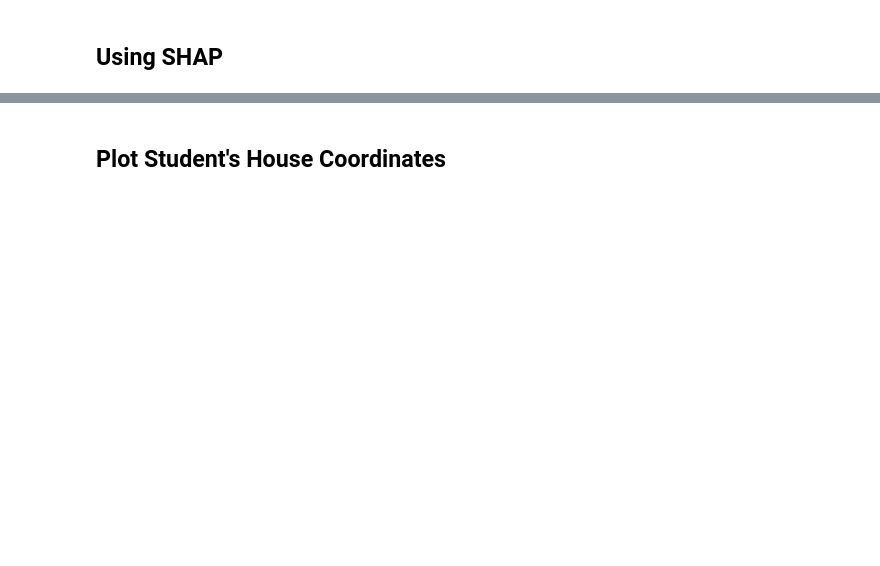
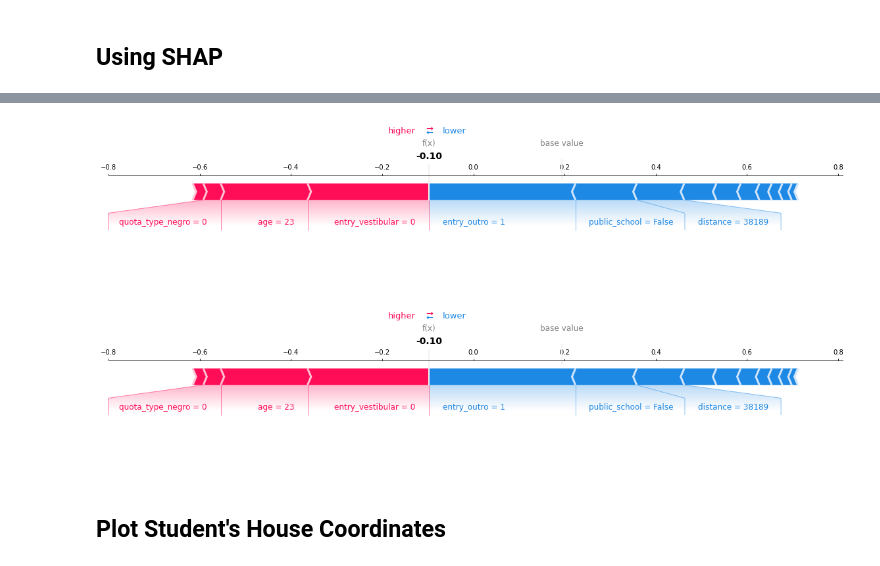
Before and after one commit to gnramos/trj-academica, a Jupyter notebook: pipeline/main.ipynb, the cells around one changed output, grey strips where cells are left out. Saved outputs shown, nothing was run; the diff lists cells and outputs as text; code cells hidden in the pictures; blank space fills up the shorter version.

```diff
--- a/pipeline/main.ipynb
+++ b/pipeline/main.ipynb
@@ -75,7 +73,7 @@ data_pre = pre_process.quota(data_pre, attrs, attrs_cat)
 data_pre = pre_process.cic_courses(data_pre)
 data_pre = pre_process.erase_internal_transfer_students(data_pre)
 
-# data_pre = pre_process.one_hot_encoding(data_pre, ['quota_type', 'entry'], attrs, attrs_cat)
+data_pre = pre_process.one_hot_encoding(data_pre, ['quota_type', 'entry'], attrs, attrs_cat)
 data_pre = data_pre.dropna()
 
 credits_dict = pre_process.subject_credits(data_pre)
@@ -106,10 +100,10 @@ for course in keys:
     attrs = attrs_course[course]
 
     # Process subjects
-    data = pre_process.add_semester_prefix(data)
-    data = pre_process.subjects(data, attrs, horizon, credits_dict)
+    # data = pre_process.add_semester_prefix(data)
+    # data = pre_process.subjects(data, attrs, horizon, credits_dict)
 
-    data = pre_process.remove_anomalies(data)
+    # data = pre_process.remove_anomalies(data)
 
     # Process CEP, it needs to be processed before drop_duplicates, or it takes too long to process.
     data = data[attrs+['cep', 'aluno']].drop_duplicates()
@@ -288,10 +267,10 @@ Curso = all
 # %% [markdown]
 Process a single dataframe:
 # %%
-# course = 'all'
-# model, X_test = catboost(
-#         data_process[course],
-#         attrs_course[course],
-#         attrs_cat_course[course],
-#         course
-#     )
+course = 'computação'
+model, X_test = catboost(
+        data_process[course],
+        attrs_course[course],
+        attrs_cat_course[course],
+        course
+    )
@@ -298,9 +279,9 @@ Process a single dataframe:
 # %% [markdown]
 ## Using SHAP
 # %%
-# explainer = shap.TreeExplainer(model)
-# start_index = 0
-# end_index = len(X_test)
-# shap_values = explainer.shap_values(X_test[start_index:end_index])
+explainer = shap.TreeExplainer(model)
+start_index = 0
+end_index = len(X_test)
+shap_values = explainer.shap_values(X_test[start_index:end_index])
 
-# shap.initjs()
+shap.initjs()
@@ -307,12 +290,15 @@ Process a single dataframe:
 # %%
-# id = 15
-# shap.force_plot(explainer.expected_value,
-#                 shap_values[id:id+1],
-#                 X_test[id:id+1],
-#                 matplotlib = True,
-#                 show = False)
+id = 37
+shap.force_plot(explainer.expected_value,
+                shap_values[id:id+1],
+                X_test[id:id+1],
+                matplotlib = True,
+                show = False)
 
 # plt.savefig(f'results/explainer{id}.png', dpi=200, bbox_inches='tight', facecolor='#ffffff')
+# %% [output]
+[figure, added]
+[figure, added]
 # %%
 # shap.force_plot(explainer.expected_value,
 #                 shap_values,
```
Also changed, not shown: parts of 6 cells of this notebook, 45 other files.
